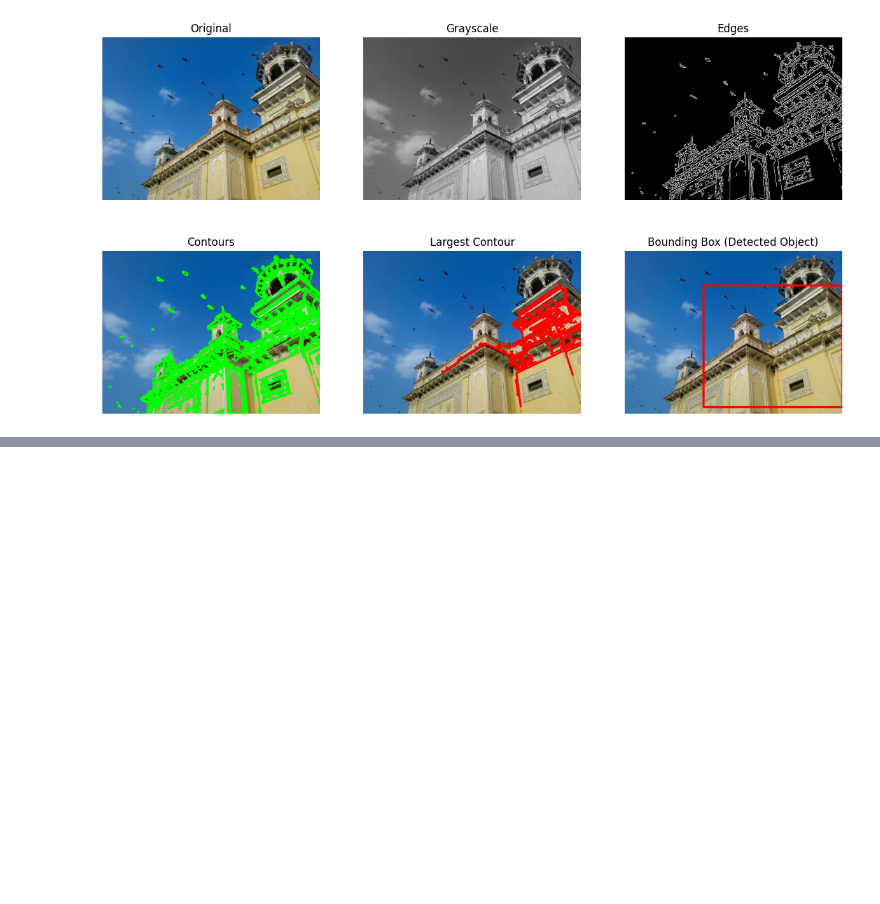
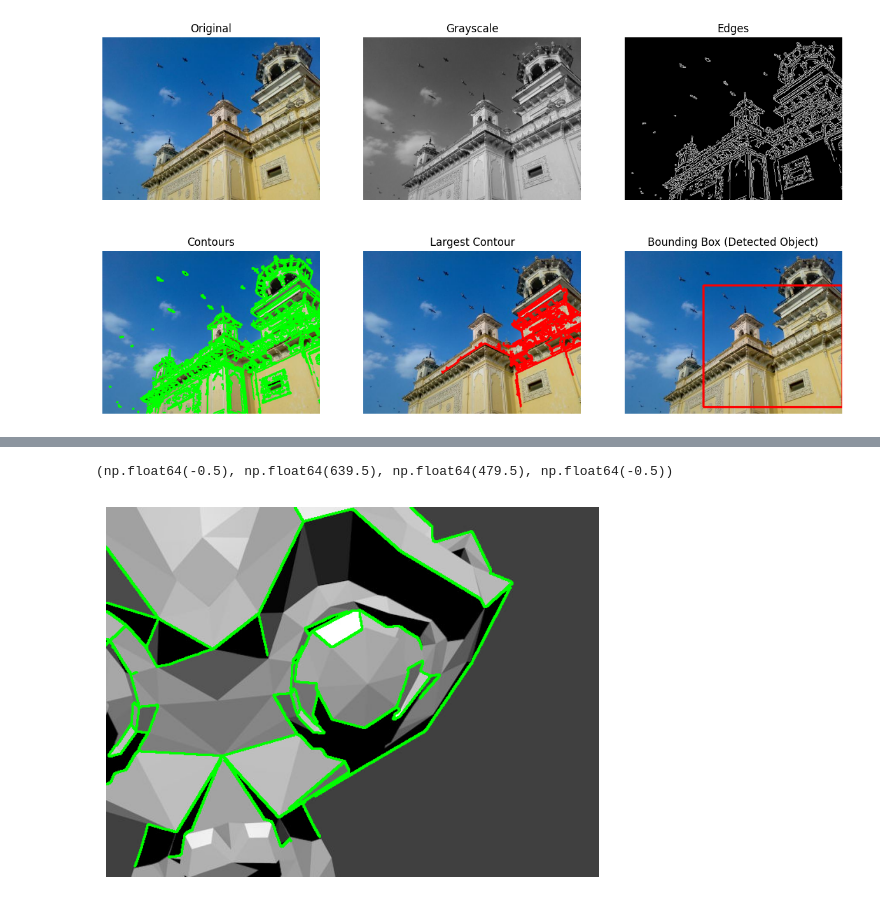
Before and after one commit to d1ya-m/ar_project, a Jupyter notebook: notebooks/ar_pipeline_demo.ipynb, the cells around one changed output, grey strips where cells are left out. Saved outputs shown, nothing was run; the diff lists cells and outputs as text; code cells hidden in the pictures; blank space fills up the shorter version.

```diff
--- a/notebooks/ar_pipeline_demo.ipynb
+++ b/notebooks/ar_pipeline_demo.ipynb
@@ -163,0 +190,16 @@ plt.axis("off")
+# %%
+#filtering contour noise by area
+filtered = img.copy()
+
+for cnt in contours:
+
+    area = cv2.contourArea(cnt)
+
+    if area > 500:
+        cv2.drawContours(filtered,[cnt],-1,(0,255,0),2)
+
+plt.imshow(cv2.cvtColor(filtered,cv2.COLOR_BGR2RGB))
+plt.axis("off")
+# %% [output]
+(np.float64(-0.5), np.float64(639.5), np.float64(479.5), np.float64(-0.5))
+[figure, added]
```
Also changed, not shown: parts of 9 cells of this notebook, 3 other files.
